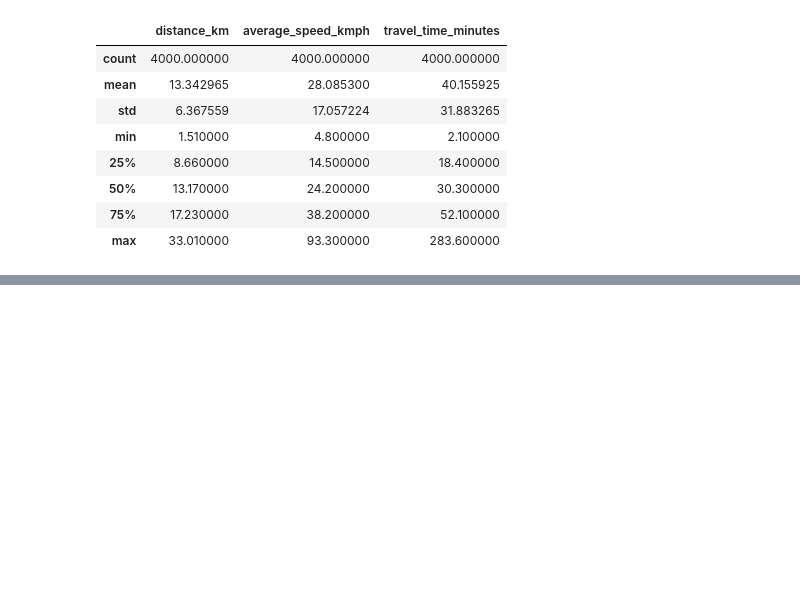
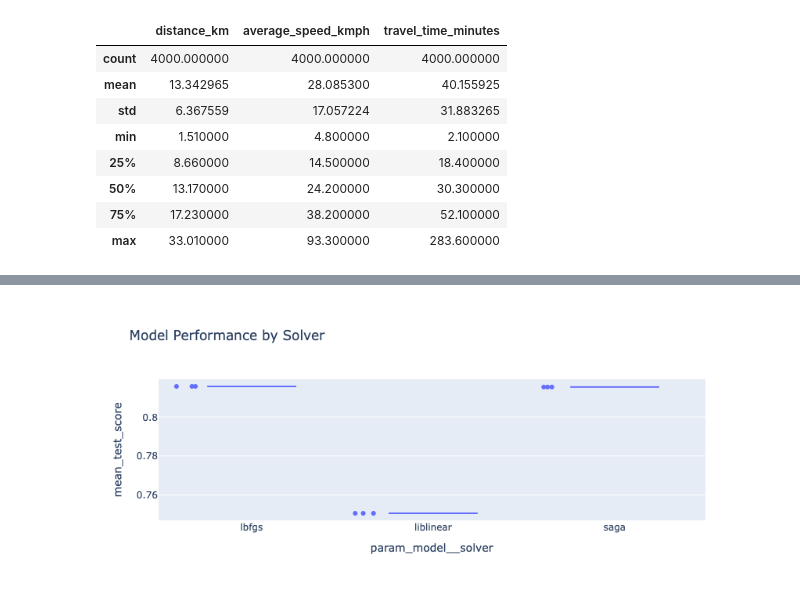
Before and after one commit to vaniarya/Smart_Traffic_Management_System, a Jupyter notebook: Project_notebook.ipynb, the cells around one changed output, grey strips where cells are left out. Cells and saved outputs as stored; diff of their text form; code cells hidden in the pictures; blank space fills up the shorter version.

```diff
--- a/Project_notebook.ipynb
+++ b/Project_notebook.ipynb
@@ -147,0 +147,9 @@ preprocess = ColumnTransformer([
+# %%
+modLinear = GridSearchCV(estimator = pipe,
+                  param_grid = {'model__solver': ['lbfgs', 'liblinear','saga'],
+                               'model__max_iter': [1000,2000, 3000]},
+                  cv= 3,
+                  scoring = 'accuracy',
+                  return_train_score=True )
+# %%
+X_train, X_test, y_train, y_test = train_test_split(X, y, test_size= 0.2)
@@ -147,0 +160,2 @@ preprocess = ColumnTransformer([
+# %%
+modLinear.fit(X_train, y_train)
@@ -147,0 +180,2 @@ preprocess = ColumnTransformer([
+# %%
+results = pd.DataFrame(modLinear.cv_results_)
@@ -147,0 +195,11 @@ preprocess = ColumnTransformer([
+# %%
+fig = px.box(
+    results,
+    x="param_model__solver",
+    y="mean_test_score",
+    points="all",
+    title="Model Performance by Solver"
+)
+fig.show()
+# %% [output]
+[figure, added]
```
Also changed, not shown: parts of 12 cells of this notebook.
